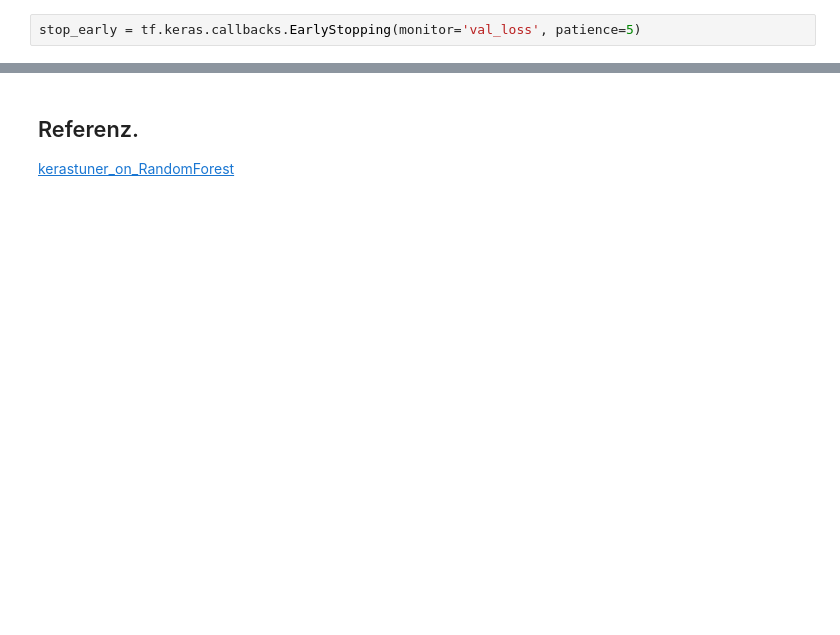
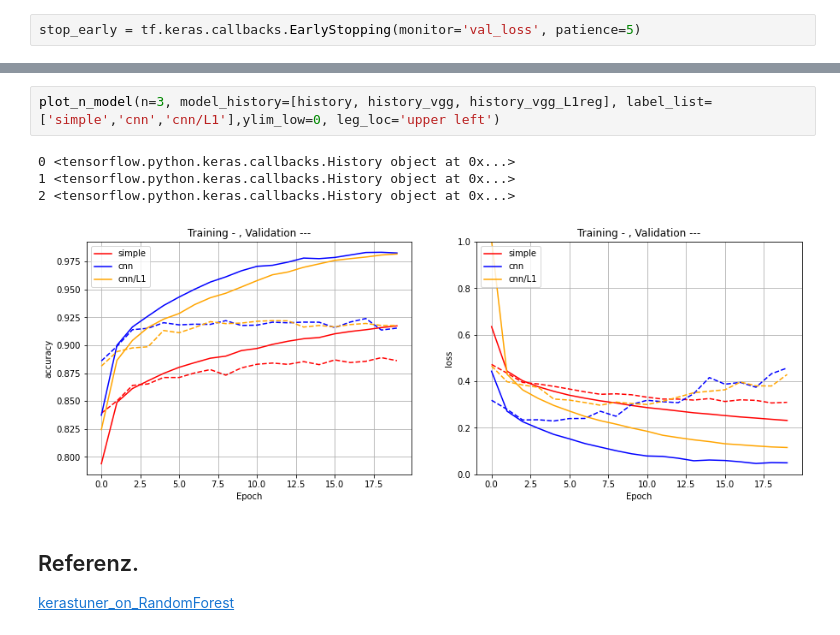
Before and after one commit to poojasaxena/tensorflow-specialization-coursera, a Jupyter notebook: course2_convolutional-neural-networks-tensorflow/05_tuning_hyperparameters/Course_2_Part_10_Lesson_2_Notebook_KerasTuner_mnist.ipynb, the cells around one changed output, grey strips where cells are left out. Saved outputs shown, nothing was run; the diff lists cells and outputs as text; blank space fills up the shorter version.

```diff
--- a/course2_convolutional-neural-networks-tensorflow/05_tuning_hyperparameters/Course_2_Part_10_Lesson_2_Notebook_KerasTuner_mnist.ipynb
+++ b/course2_convolutional-neural-networks-tensorflow/05_tuning_hyperparameters/Course_2_Part_10_Lesson_2_Notebook_KerasTuner_mnist.ipynb
@@ -518,3 +518,10 @@ hypermodel_vgg_L1ref.fit(img_train, label_train, epochs=best_epoch_vgg_L1reg, va
+# %%
+plot_n_model(n=3, model_history=[history, history_vgg, history_vgg_L1reg], label_list=['simple','cnn','cnn/L1'],ylim_low=0, leg_loc='upper left')
+# %% [output]
+0 <tensorflow.python.keras.callbacks.History object at 0x...>
+1 <tensorflow.python.keras.callbacks.History object at 0x...>
+2 <tensorflow.python.keras.callbacks.History object at 0x...>
+[figure, added]
 # %% [markdown]
 ## Referenz.
 
```
Also changed, not shown: parts of 51 cells of this notebook.
